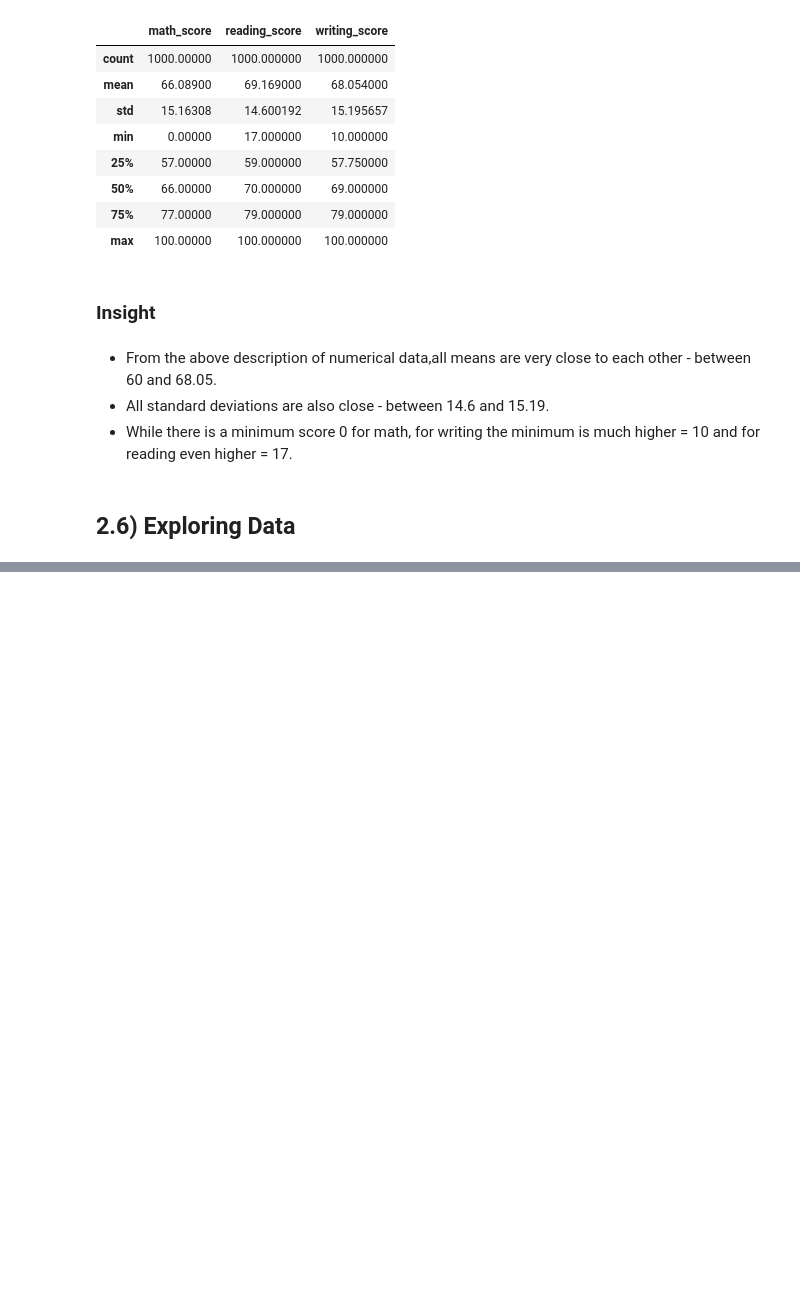
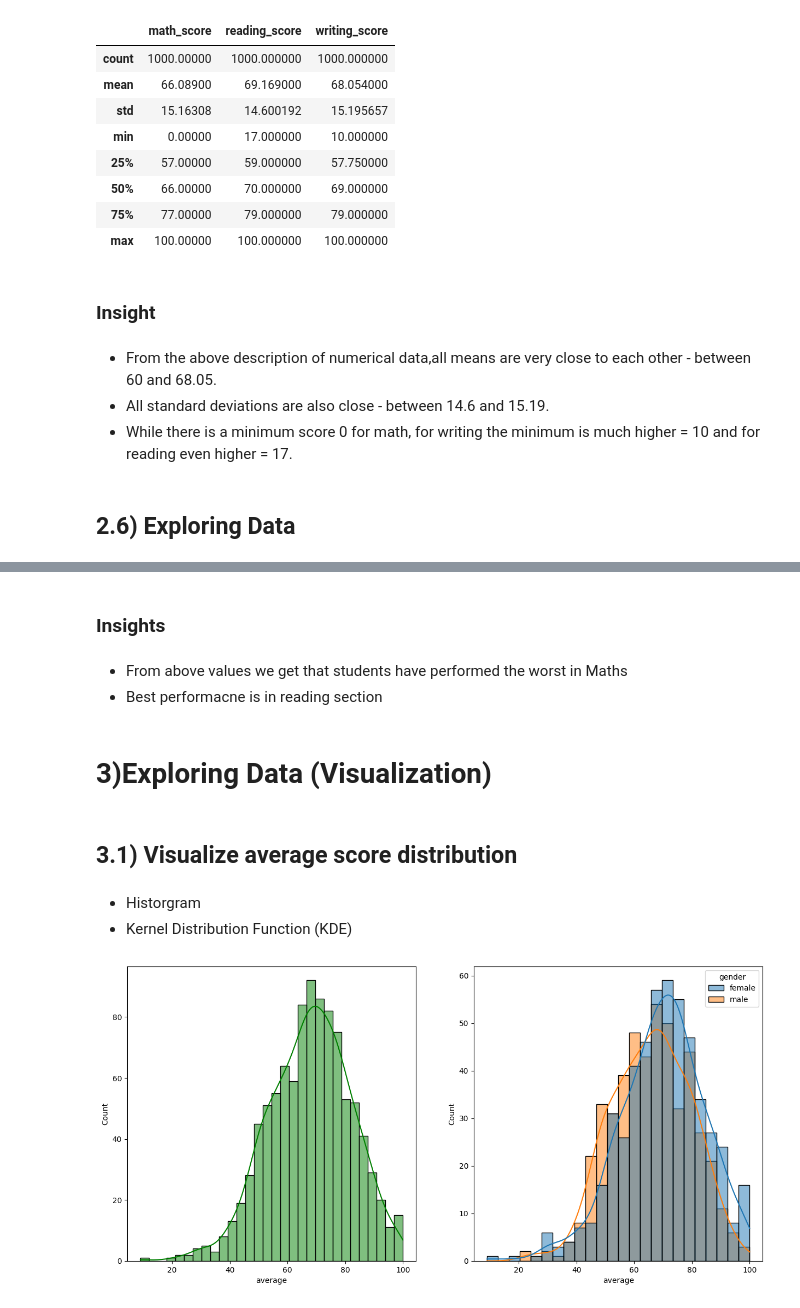
Before and after one commit to Marc-Sahakian/MLproject, a Jupyter notebook: notebook/EDA Student Performance.ipynb, the cells around one changed output, grey strips where cells are left out. Saved outputs shown, nothing was run; the diff lists cells and outputs as text; code cells hidden in the pictures; blank space fills up the shorter version.

```diff
--- a/notebook/EDA Student Performance.ipynb
+++ b/notebook/EDA Student Performance.ipynb
@@ -127,0 +163,4 @@ df.describe()
+# %%
+df["total score"]=df["math_score"] + df["reading_score"] + df["writing_score"]
+df["average"] = df["total score"]/3
+df.head()
@@ -127,0 +198,21 @@ df.describe()
+# %% [markdown]
+### Insights
+# %% [markdown]
+- From above values we get that students have performed the worst in Maths
+- Best performacne is in reading section
+# %% [markdown]
+# 3)Exploring Data (Visualization)
+# %% [markdown]
+## 3.1) Visualize average score distribution
+# %% [markdown]
+- Historgram
+- Kernel Distribution Function (KDE)
+# %%
+fig, axs = plt.subplots(1, 2, figsize=(15, 7))
+plt.subplot(121)
+sns.histplot(data=df,x='average',bins=30,kde=True,color='g')
+plt.subplot(122)
+sns.histplot(data=df,x='average',kde=True,hue='gender')
+plt.show()
+# %% [output]
+[figure, added]
```
Also changed, not shown: parts of 10 cells of this notebook.
